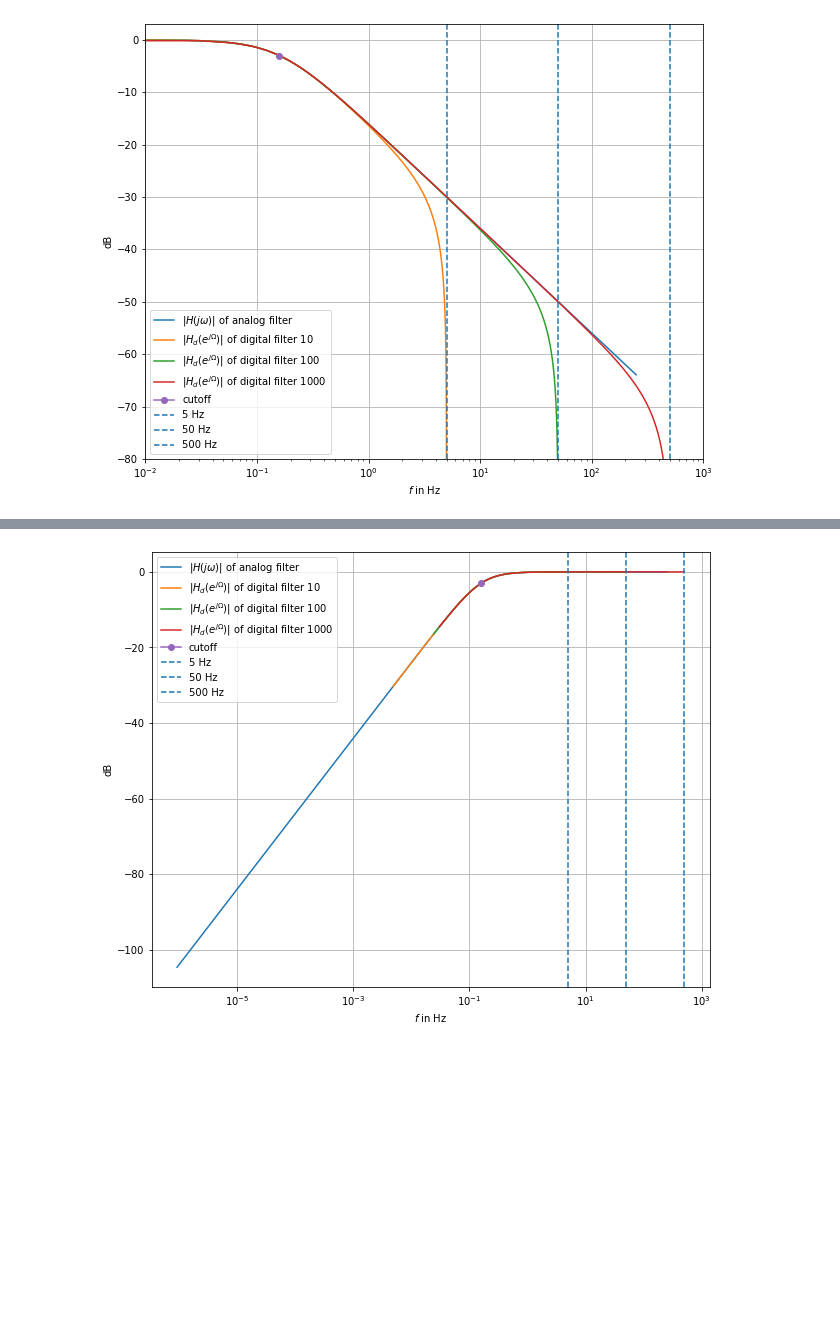
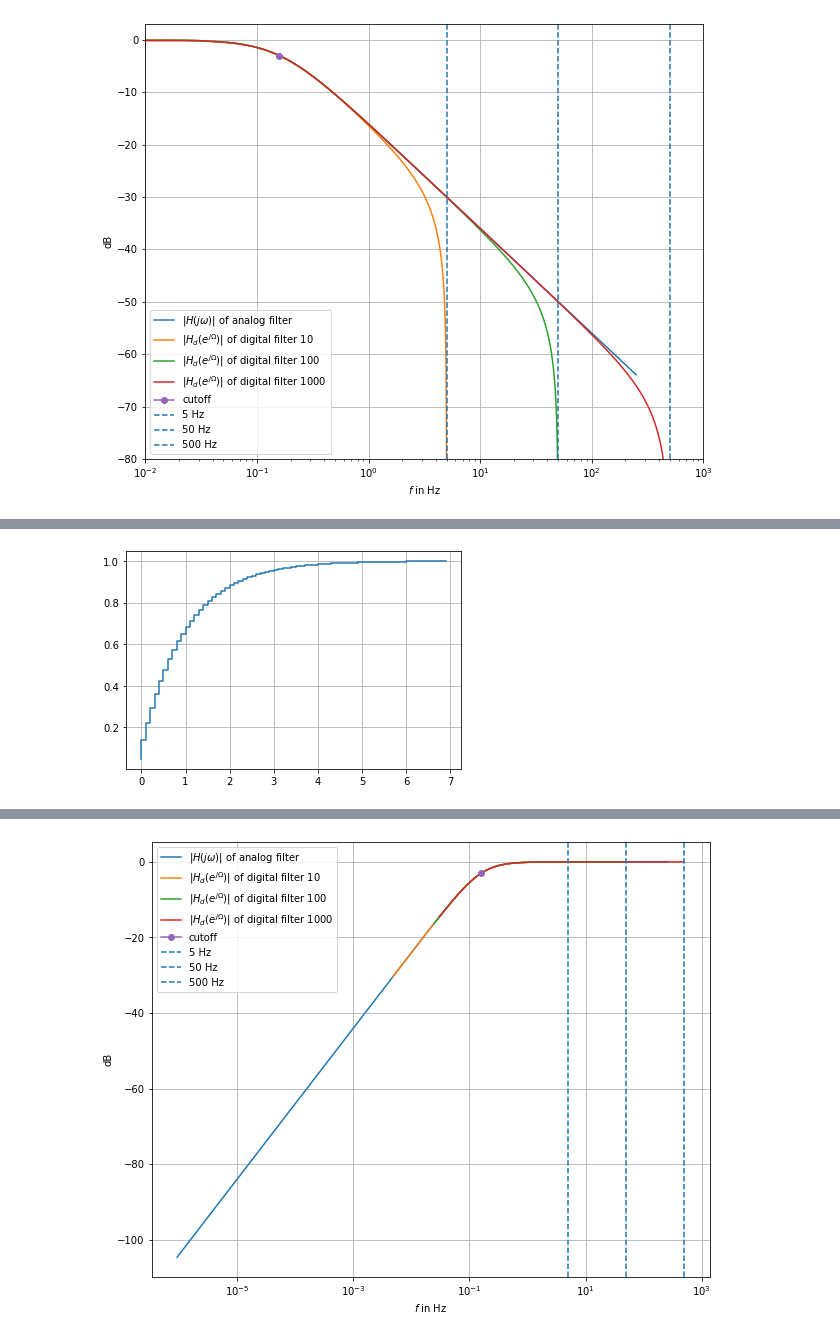
Before and after one commit to waskita/embedded, a Jupyter notebook: bilinear/pengaruh-frekuensi-sampling.ipynb, the cells around one changed output, grey strips where cells are left out. Drawn from its saved outputs; the diff is of its cells as text; code cells hidden in the pictures; blank space fills up the shorter version.

```diff
--- a/bilinear/pengaruh-frekuensi-sampling.ipynb
+++ b/bilinear/pengaruh-frekuensi-sampling.ipynb
@@ -93,0 +109,5 @@ array([0.00000000e+00, 3.05175781e-02, 6.10351562e-02, ...,
+# %%
+plt.step(fs10_dt,fs10_dy[0])
+plt.grid()
+# %% [output]
+[figure, added]
```
Also changed, not shown: parts of 36 cells of this notebook, 13 other files.
